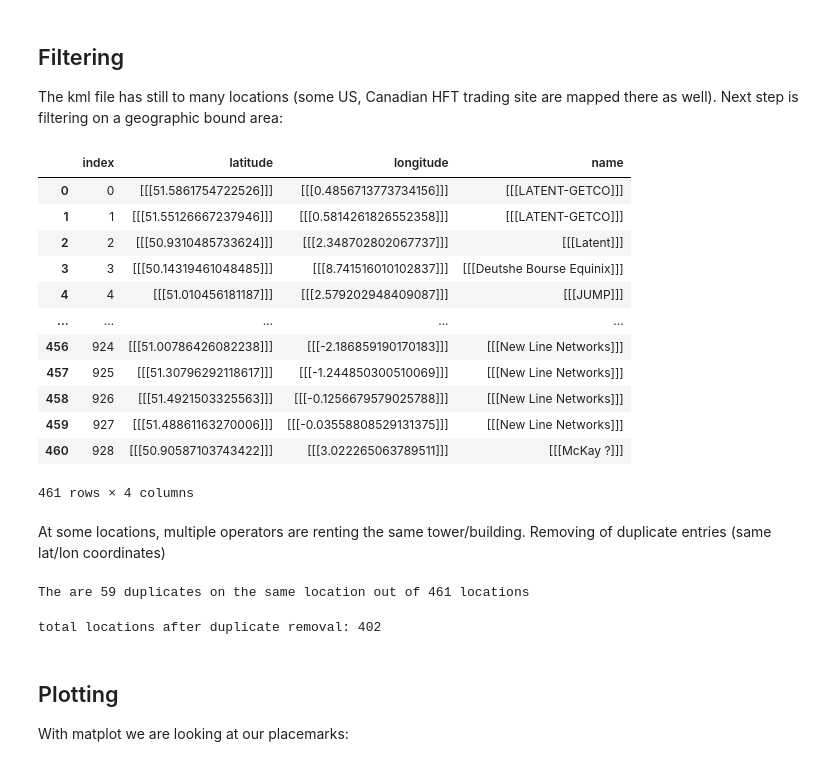
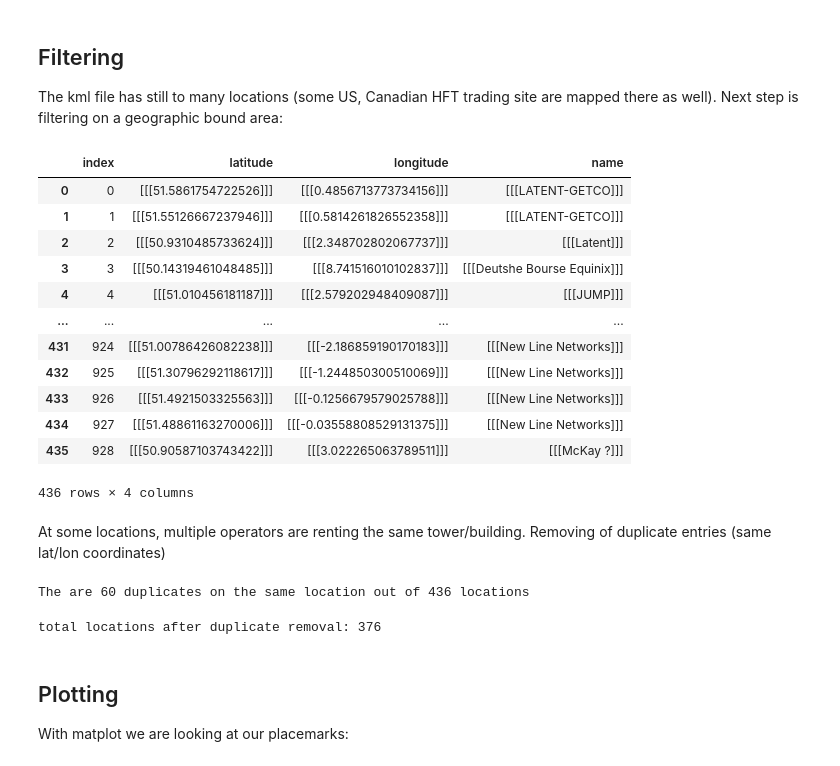
Before and after one commit to fleshgordo/sensinglikeamultiplicity, a Jupyter notebook: day1/HFT_analysis.ipynb, the cells around one changed output. Drawn from its saved outputs; the diff is of its cells as text; code cells hidden in the pictures.

```diff
--- a/day1/HFT_analysis.ipynb
+++ b/day1/HFT_analysis.ipynb
@@ -47,7 +36,7 @@ With the python library [pykml](https://pythonhosted.org/pykml/) placemarks, lin
 from pykml import parser
 
 # Read the KML file into a string
-with open('data/doc.kml', 'r', encoding="utf-8") as f:
+with open('doc.kml', 'r', encoding="utf-8") as f:
     root = parser.parse(f).getroot()
 
 pms = root.findall('.//{http://www.opengis.net/kml/2.2}Placemark') # get placemarks
@@ -103,23 +91,23 @@ gdf
 The kml file has still to many locations (some US, Canadian HFT trading site are mapped there as well). Next step is filtering on a geographic bound area:
 # %%
 # focus only on specific range in europe lat < 60 && > 40, long > -5 && long < 15
-hdf = gdf[(gdf["latitude"] < 60) & (gdf["latitude"] > 40) & (gdf["longitude"] > -5) & (gdf["longitude"] < 15 )]
+hdf = gdf[(gdf["latitude"] < 52) & (gdf["latitude"] > 49) & (gdf["longitude"] > -6) & (gdf["longitude"] < 10 )]
 hdf = hdf.reset_index()
 hdf
 # %% [output]
 |  | index | latitude | longitude | name |
 | 0 | 0 | [[[51.5861754722526]]] | [[[0.4856713773734156]]] | [[[LATENT-GETCO]]] |
 | 1 | 1 | [[[51.55126667237946]]] | [[[0.5814261826552358]]] | [[[LATENT-GETCO]]] |
 | 2 | 2 | [[[50.9310485733624]]] | [[[2.348702802067737]]] | [[[Latent]]] |
 | 3 | 3 | [[[50.14319461048485]]] | [[[8.741516010102837]]] | [[[Deutshe Bourse Equinix]]] |
 | 4 | 4 | [[[51.010456181187]]] | [[[2.579202948409087]]] | [[[JUMP]]] |
 | ... | ... | ... | ... | ... |
-| 456 | 924 | [[[51.00786426082238]]] | [[[-2.186859190170183]]] | [[[New Line Networks]]] |
-| 457 | 925 | [[[51.30796292118617]]] | [[[-1.244850300510069]]] | [[[New Line Networks]]] |
-| 458 | 926 | [[[51.4921503325563]]] | [[[-0.1256679579025788]]] | [[[New Line Networks]]] |
-| 459 | 927 | [[[51.48861163270006]]] | [[[-0.03558808529131375]]] | [[[New Line Networks]]] |
-| 460 | 928 | [[[50.90587103743422]]] | [[[3.022265063789511]]] | [[[McKay ?]]] |
+| 431 | 924 | [[[51.00786426082238]]] | [[[-2.186859190170183]]] | [[[New Line Networks]]] |
+| 432 | 925 | [[[51.30796292118617]]] | [[[-1.244850300510069]]] | [[[New Line Networks]]] |
+| 433 | 926 | [[[51.4921503325563]]] | [[[-0.1256679579025788]]] | [[[New Line Networks]]] |
+| 434 | 927 | [[[51.48861163270006]]] | [[[-0.03558808529131375]]] | [[[New Line Networks]]] |
+| 435 | 928 | [[[50.90587103743422]]] | [[[3.022265063789511]]] | [[[McKay ?]]] |
-461 rows × 4 columns
+436 rows × 4 columns
 # %% [markdown]
 At some locations, multiple operators are renting the same tower/building. Removing of duplicate entries (same lat/lon coordinates)
 # %%
@@ -129,12 +117,12 @@ row_count = duplicate_rows.shape[0]
 row_count_hdf = hdf.shape[0]
 print(f"The are {row_count} duplicates on the same location out of {row_count_hdf} locations")
 # %% [output]
-The are 59 duplicates on the same location out of 461 locations
+The are 60 duplicates on the same location out of 436 locations
 # %%
 hdf = hdf.drop_duplicates(subset=['latitude', 'longitude'])
 print(f"total locations after duplicate removal: {hdf.shape[0]}")
 # %% [output]
-total locations after duplicate removal: 402
+total locations after duplicate removal: 376
 # %% [markdown]
 ## Plotting
 
```
Also changed, not shown: parts of 5 cells of this notebook.
